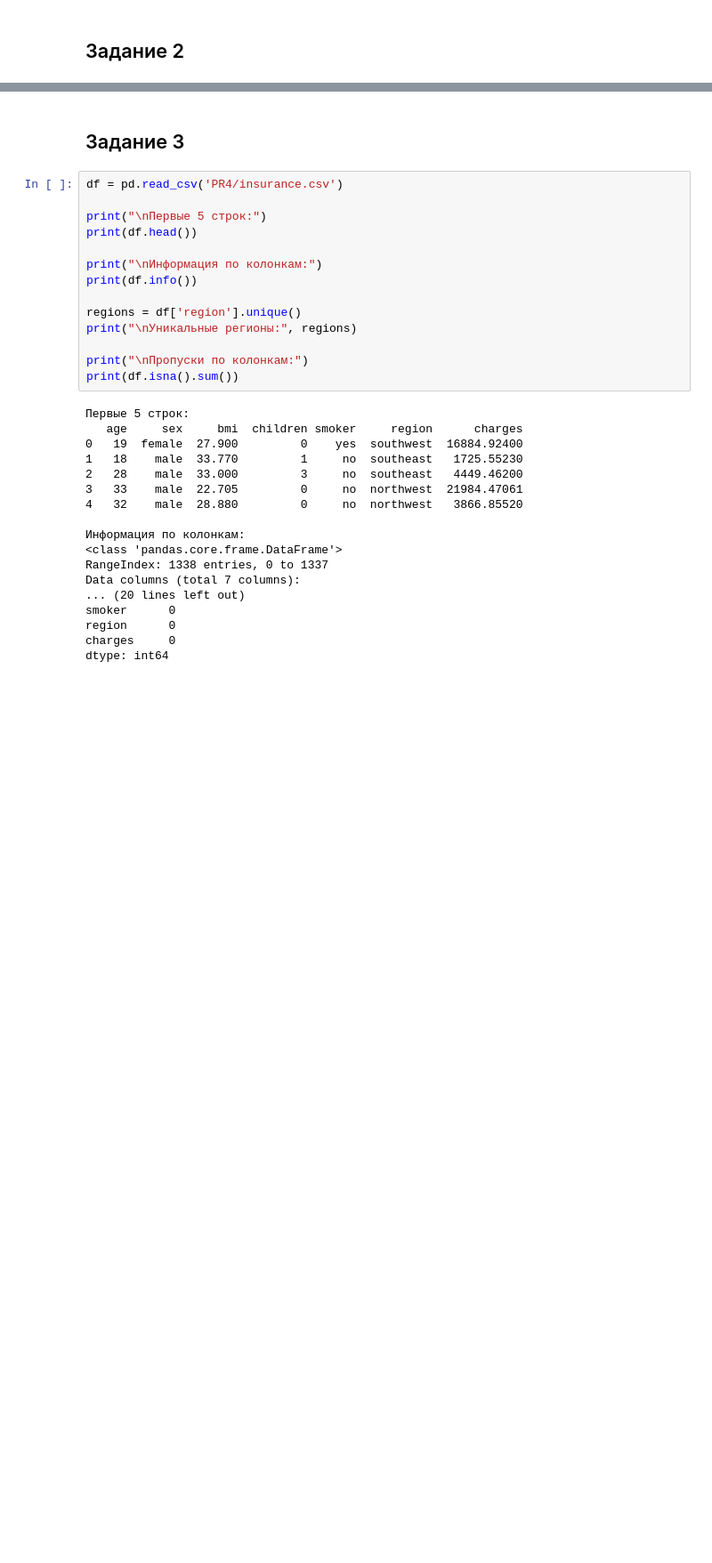
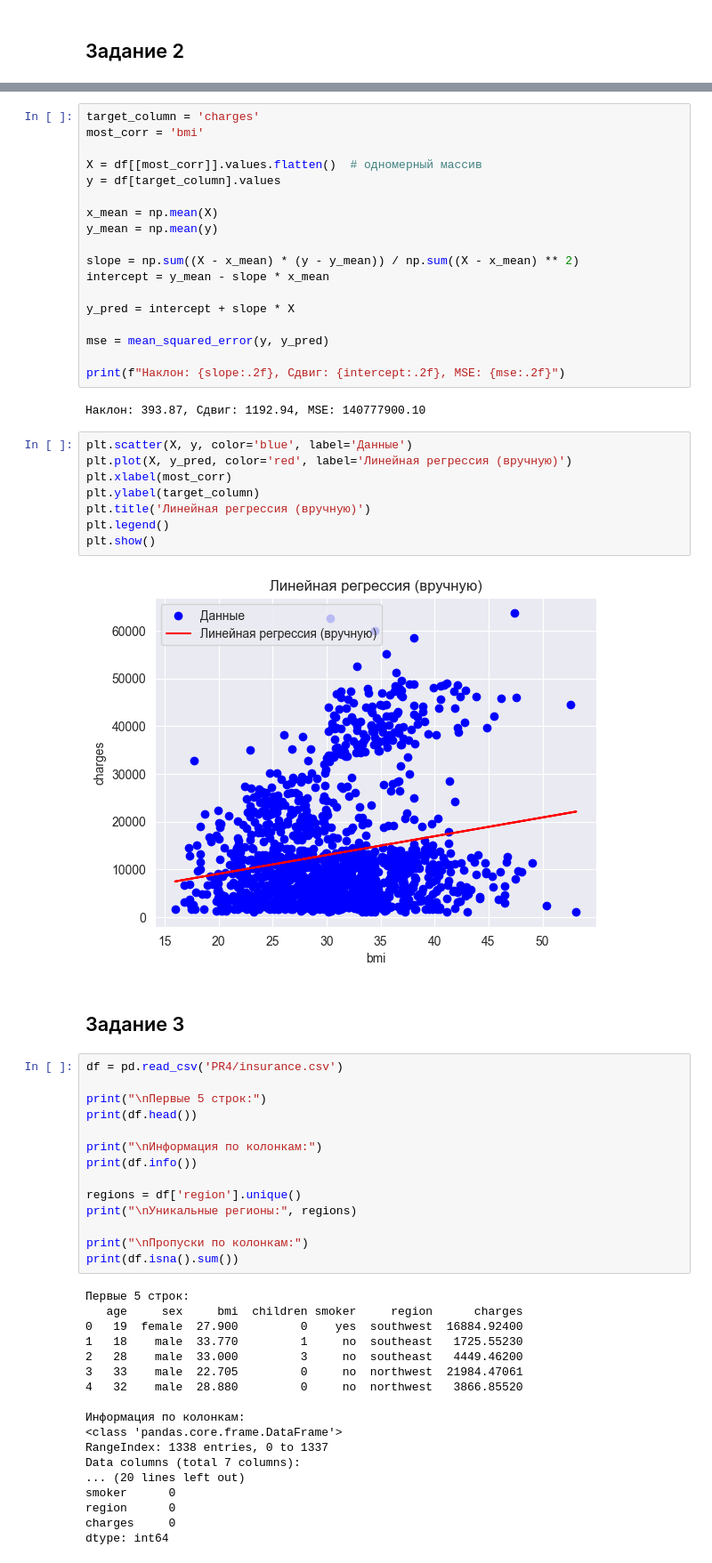
Before and after one commit to shok1i/Seventh-semester, a Jupyter notebook: BigData/PythonProject/PR2/PR4.ipynb, the cells around one changed output, grey strips where cells are left out. Shown: that part at 89% size. Cells and saved outputs as stored; diff of their text form; blank space fills up the shorter version.

```diff
--- a/BigData/PythonProject/PR2/PR4.ipynb
+++ b/BigData/PythonProject/PR2/PR4.ipynb
@@ -48,3 +78,33 @@ plt.show()
+# %%
+target_column = 'charges'
+most_corr = 'bmi'
+
+X = df[[most_corr]].values.flatten()  # одномерный массив
+y = df[target_column].values
+
+x_mean = np.mean(X)
+y_mean = np.mean(y)
+
+slope = np.sum((X - x_mean) * (y - y_mean)) / np.sum((X - x_mean) ** 2)
+intercept = y_mean - slope * x_mean
+
+y_pred = intercept + slope * X
+
+mse = mean_squared_error(y, y_pred)
+
+print(f"Наклон: {slope:.2f}, Сдвиг: {intercept:.2f}, MSE: {mse:.2f}")
+# %% [output]
+Наклон: 393.87, Сдвиг: 1192.94, MSE: 140777900.10
+# %%
+plt.scatter(X, y, color='blue', label='Данные')
+plt.plot(X, y_pred, color='red', label='Линейная регрессия (вручную)')
+plt.xlabel(most_corr)
+plt.ylabel(target_column)
+plt.title('Линейная регрессия (вручную)')
+plt.legend()
+plt.show()
+# %% [output]
+[figure, added]
 # %% [markdown]
 ## Задание 3
 # %%
```
Also changed, not shown: parts of 6 cells of this notebook, 1 other file.
